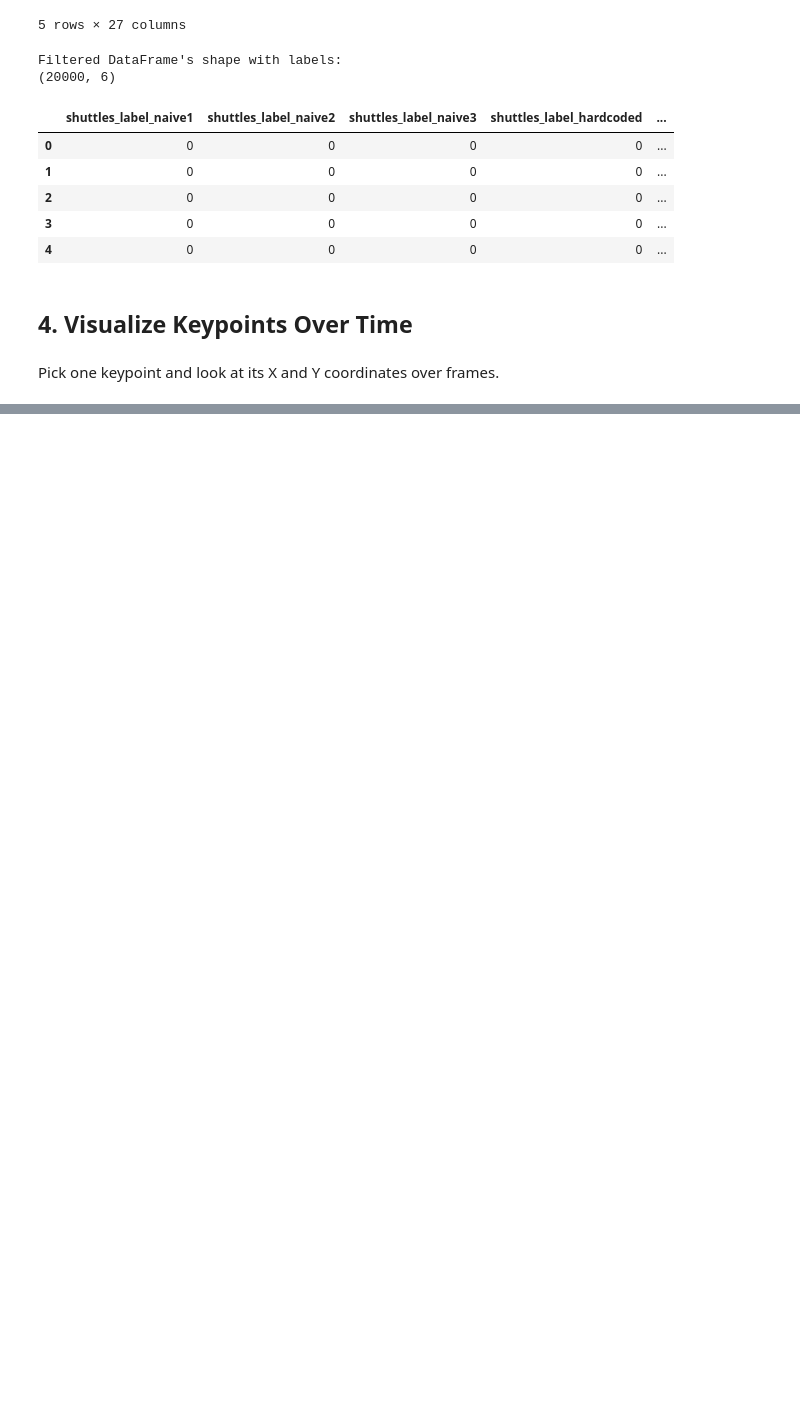
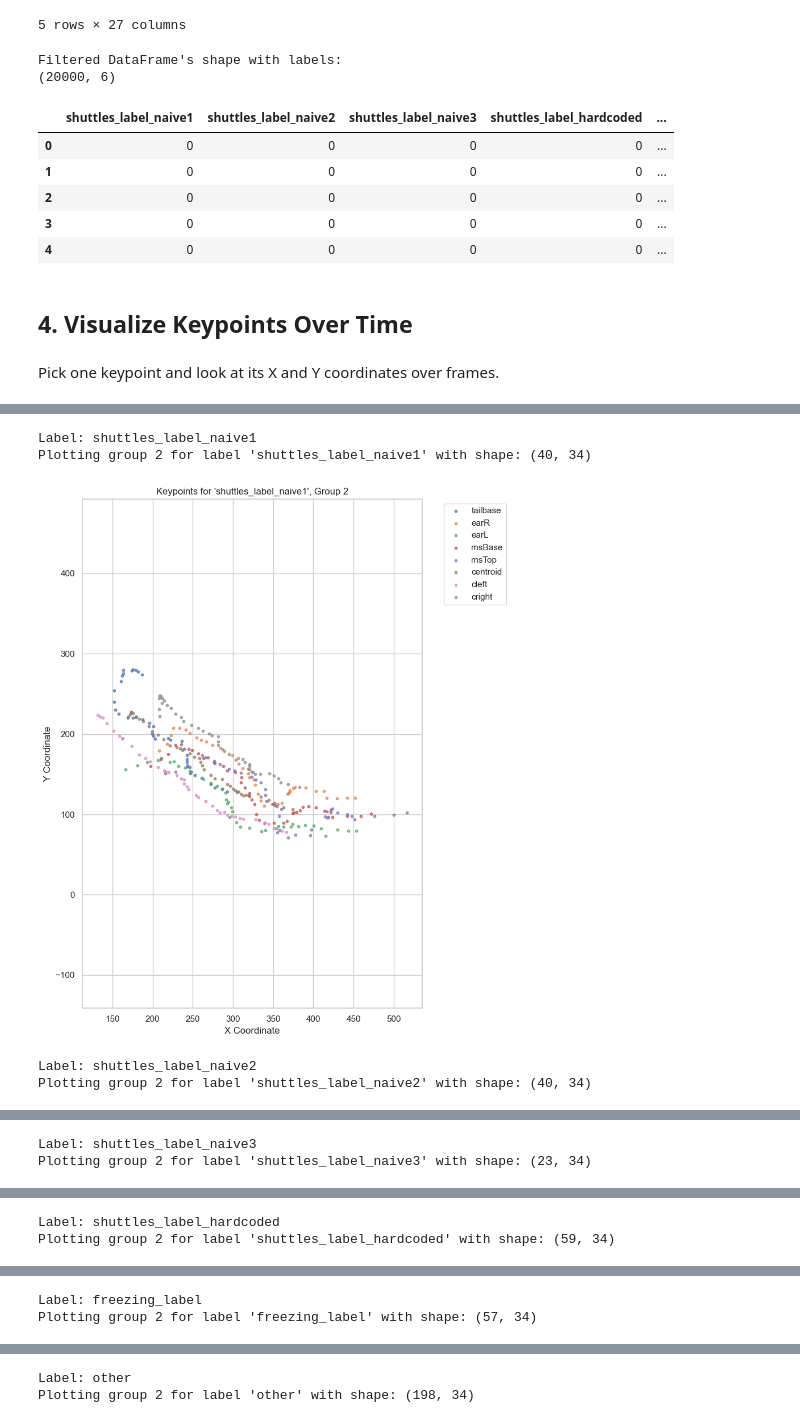
Before and after one commit to NingyueZhou/BehavClass, a Jupyter notebook: code/visualization.ipynb, the cells around one changed output, grey strips where cells are left out. Saved outputs shown, nothing was run; the diff lists cells and outputs as text; code cells hidden in the pictures; blank space fills up the shorter version.

```diff
--- a/code/visualization.ipynb
+++ b/code/visualization.ipynb
@@ -371,0 +416,45 @@ plt.show()
+# %%
+# Function to plot all keypoints for a specific group of a label
+def plot_keypoints_for_group(label, group_index):
+    if label not in grouped_subtables:
+        print(f"Label '{label}' not found in grouped_subtables.")
+        return
+
+    if group_index >= len(grouped_subtables[label]) or group_index < 0:
+        print(f"Invalid group index for label '{label}'. Available groups: 0 to {len(grouped_subtables[label]) - 1}")
+        return
+
+    # Get the specified group
+    group = grouped_subtables[label][group_index]
+    print(f"Plotting group {group_index} for label '{label}' with shape: {group.shape}")
+
+    # Plot all keypoints for the group
+    plt.figure(figsize=(10, 10))
+    for keypoint in BODY_PARTS:
+        x_col = f"{keypoint}_x"
+        y_col = f"{keypoint}_y"
+        if x_col in group.columns and y_col in group.columns:
+            x_coords = group[x_col]
+            y_coords = group[y_col]
+            plt.scatter(x_coords, y_coords, label=keypoint, alpha=0.7, s=10)
+
+    plt.xlabel("X Coordinate")
+    plt.ylabel("Y Coordinate")
+    plt.title(f"Keypoints for '{label}', Group {group_index}")
+    plt.legend(bbox_to_anchor=(1.05, 1), loc='upper left')
+    plt.grid(True)
+    plt.axis('equal')  # Ensure aspect ratio is 1:1
+    plt.tight_layout(rect=[0, 0, 0.85, 1])
+    plt.show()
+# %%
+for label in labels:
+    print(f"Label: {label}")
+    label_to_plot = label
+    group_index_to_plot = 2
+    plot_keypoints_for_group(label_to_plot, group_index_to_plot)
+# %% [output]
+Label: shuttles_label_naive1
+Plotting group 2 for label 'shuttles_label_naive1' with shape: (40, 34)
+[figure, added]
+Label: shuttles_label_naive2
+Plotting group 2 for label 'shuttles_label_naive2' with shape: (40, 34)
@@ -371,0 +462,2 @@ plt.show()
+Label: shuttles_label_naive3
+Plotting group 2 for label 'shuttles_label_naive3' with shape: (23, 34)
@@ -371,0 +465,2 @@ plt.show()
+Label: shuttles_label_hardcoded
+Plotting group 2 for label 'shuttles_label_hardcoded' with shape: (59, 34)
@@ -371,0 +468,2 @@ plt.show()
+Label: freezing_label
+Plotting group 2 for label 'freezing_label' with shape: (57, 34)
@@ -371,0 +471,2 @@ plt.show()
+Label: other
+Plotting group 2 for label 'other' with shape: (198, 34)
```
Also changed, not shown: parts of 5 cells of this notebook.
